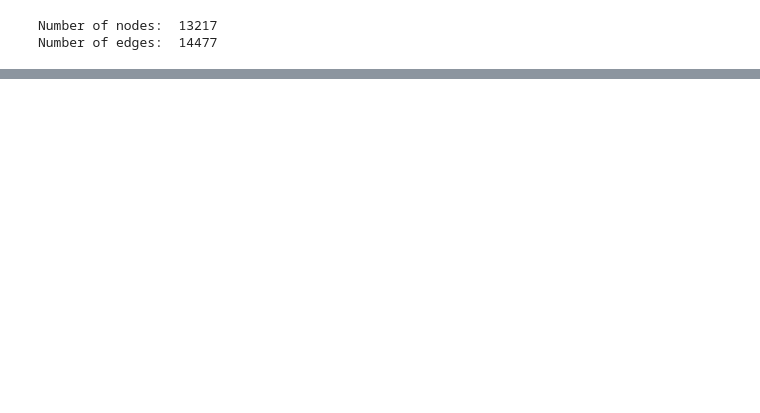
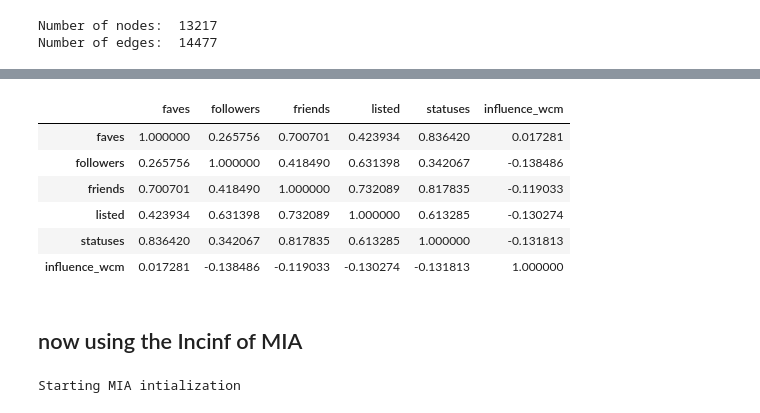
Before and after one commit to davidguzmanp/Influence-Maximization-in-Twitter-as-a-Social-Network-Graph, a Jupyter notebook: David/top_influencer_correlations.ipynb, the cells around one changed output, grey strips where cells are left out. Saved outputs shown, nothing was run; the diff lists cells and outputs as text; code cells hidden in the pictures; blank space fills up the shorter version.

```diff
--- a/David/top_influencer_correlations.ipynb
+++ b/David/top_influencer_correlations.ipynb
@@ -94,0 +182,13 @@ seed_nodes_df
+# %%
+#print correlation matrix
+seed_nodes_df.corr()
+# %% [output]
+|  | faves | followers | friends | listed | statuses | influence_wcm |
+| faves | 1.000000 | 0.265756 | 0.700701 | 0.423934 | 0.836420 | 0.017281 |
+| followers | 0.265756 | 1.000000 | 0.418490 | 0.631398 | 0.342067 | -0.138486 |
+| friends | 0.700701 | 0.418490 | 1.000000 | 0.732089 | 0.817835 | -0.119033 |
+| listed | 0.423934 | 0.631398 | 0.732089 | 1.000000 | 0.613285 | -0.130274 |
+| statuses | 0.836420 | 0.342067 | 0.817835 | 0.613285 | 1.000000 | -0.131813 |
+| influence_wcm | 0.017281 | -0.138486 | -0.119033 | -0.130274 | -0.131813 | 1.000000 |
+# %% [markdown]
+## now using the Incinf of MIA
@@ -94,0 +214,4 @@ seed_nodes_df
+# %%
+Incinf = mia.initial_incinf(pb2020_weighted_cascade, 0.1)
+# %% [output]
+Starting MIA intialization
```
Also changed, not shown: parts of 12 cells of this notebook, 4 other files.
